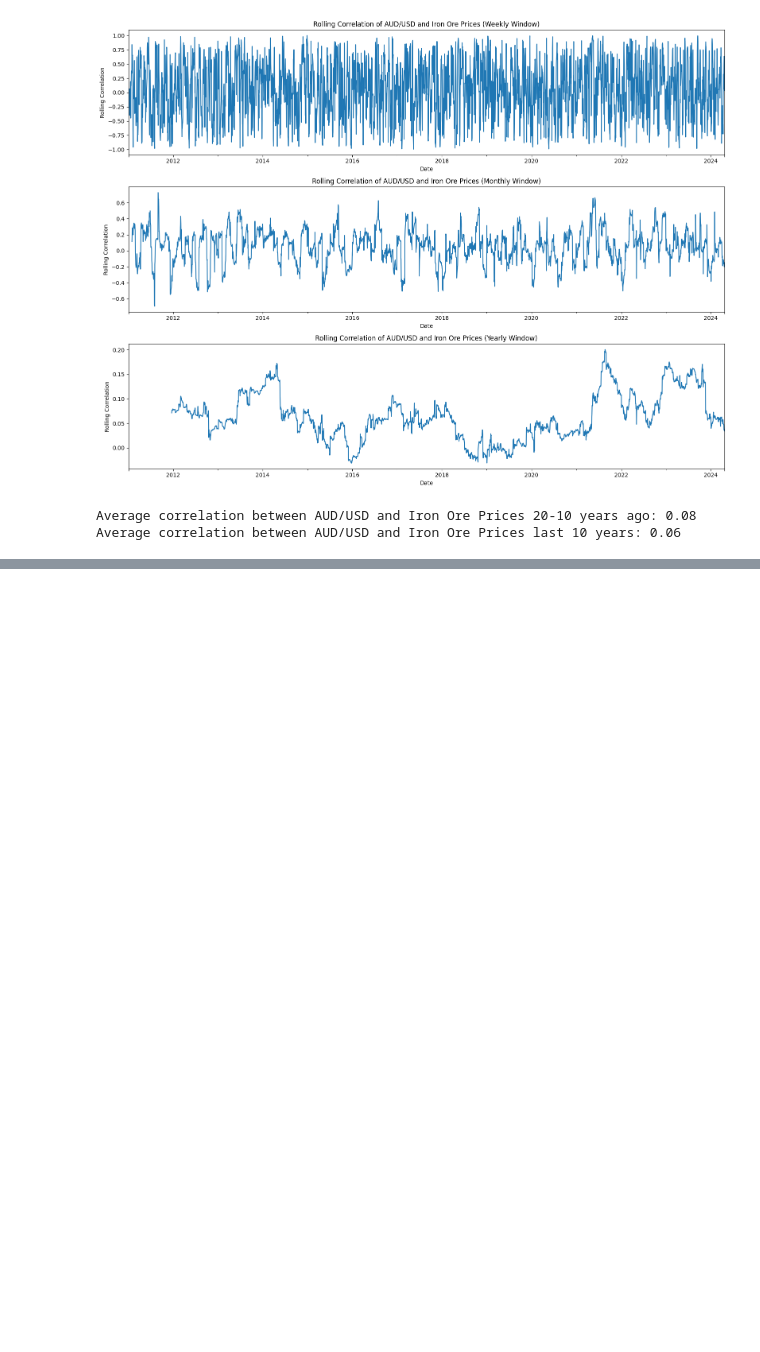
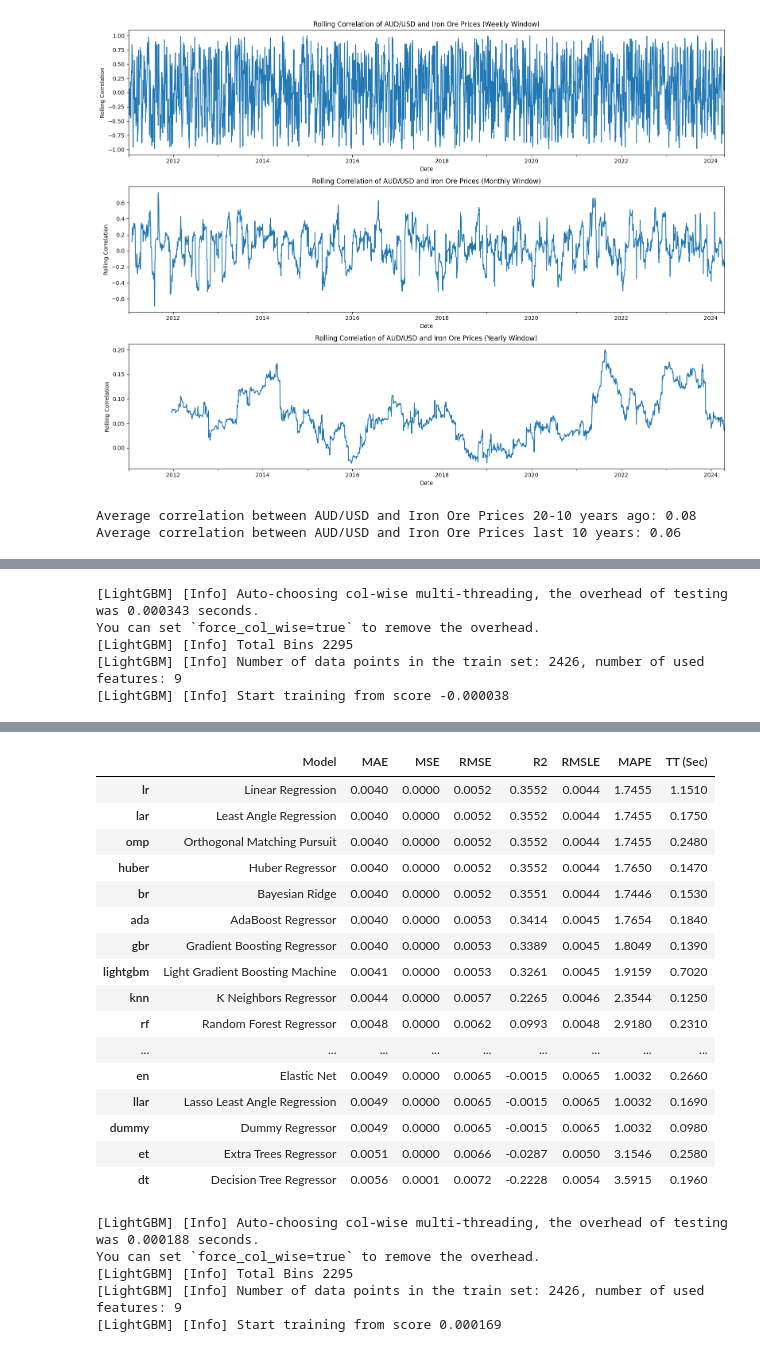
Before and after one commit to RTFLEWER/FiPy, a Jupyter notebook: ironoreaudcorr.ipynb, the cells around one changed output, grey strips where cells are left out. Cells and saved outputs as stored; diff of their text form; code cells hidden in the pictures; blank space fills up the shorter version.

```diff
--- a/ironoreaudcorr.ipynb
+++ b/ironoreaudcorr.ipynb
@@ -176,0 +199,55 @@ Average correlation between AUD/USD and Iron Ore Prices last 10 years: 0.06
+# %%
+# Part 10: Prepare Data for Modeling
+from pycaret.regression import *
+
+# Creating lagged returns for iron ore as features to predict AUD movements
+returns['Iron_Lag1'] = returns['TIO=F'].shift(1)
+returns['Iron_Lag2'] = returns['TIO=F'].shift(2)
+returns['Iron_Lag3'] = returns['TIO=F'].shift(3)
+
+# Dropping the initial rows with NaN values due to lagging
+returns = returns.dropna()
+
+# Define features and target for AUDUSD
+features = ['Iron_Lag1', 'Iron_Lag2', 'Iron_Lag3']
+target_audusd = 'AUDUSD=X'
+target_audjpy = 'AUDJPY=X'
+# %%
+# Part 11: Modeling with PyCaret
+from pycaret.regression import setup, compare_models
+
+# Setup for AUDUSD
+exp_audusd = setup(data=returns,
+                   target='AUDUSD=X',
+                   session_id=123,
+                   preprocess=True,
+                   ignore_features=['AUDJPY=X'],
+                   numeric_features=['Iron_Lag1', 'Iron_Lag2', 'Iron_Lag3'],
+                   categorical_features=None,
+                   date_features=None,
+                   text_features=None,
+                   feature_selection=True)
+
+# Compare models to find the best one for AUDUSD
+best_model_audusd = compare_models()
+
+# Setup for AUDJPY
+exp_audjpy = setup(data=returns,
+                   target='AUDJPY=X',
+                   session_id=123,
+                   preprocess=True,
+                   ignore_features=['AUDUSD=X'],
+                   numeric_features=['Iron_Lag1', 'Iron_Lag2', 'Iron_Lag3'],
+                   categorical_features=None,
+                   date_features=None,
+                   text_features=None,
+                   feature_selection=True)
+
+# Compare models to find the best one for AUDJPY
+best_model_audjpy = compare_models()
+# %% [output]
+[LightGBM] [Info] Auto-choosing col-wise multi-threading, the overhead of testing was 0.000343 seconds.
+You can set `force_col_wise=true` to remove the overhead.
+[LightGBM] [Info] Total Bins 2295
+[LightGBM] [Info] Number of data points in the train set: 2426, number of used features: 9
+[LightGBM] [Info] Start training from score -0.000038
@@ -176,0 +272,22 @@ Average correlation between AUD/USD and Iron Ore Prices last 10 years: 0.06
+|  | Model | MAE | MSE | RMSE | R2 | RMSLE | MAPE | TT (Sec) |
+| lr | Linear Regression | 0.0040 | 0.0000 | 0.0052 | 0.3552 | 0.0044 | 1.7455 | 1.1510 |
+| lar | Least Angle Regression | 0.0040 | 0.0000 | 0.0052 | 0.3552 | 0.0044 | 1.7455 | 0.1750 |
+| omp | Orthogonal Matching Pursuit | 0.0040 | 0.0000 | 0.0052 | 0.3552 | 0.0044 | 1.7455 | 0.2480 |
+| huber | Huber Regressor | 0.0040 | 0.0000 | 0.0052 | 0.3552 | 0.0044 | 1.7650 | 0.1470 |
+| br | Bayesian Ridge | 0.0040 | 0.0000 | 0.0052 | 0.3551 | 0.0044 | 1.7446 | 0.1530 |
+| ada | AdaBoost Regressor | 0.0040 | 0.0000 | 0.0053 | 0.3414 | 0.0045 | 1.7654 | 0.1840 |
+| gbr | Gradient Boosting Regressor | 0.0040 | 0.0000 | 0.0053 | 0.3389 | 0.0045 | 1.8049 | 0.1390 |
+| lightgbm | Light Gradient Boosting Machine | 0.0041 | 0.0000 | 0.0053 | 0.3261 | 0.0045 | 1.9159 | 0.7020 |
+| knn | K Neighbors Regressor | 0.0044 | 0.0000 | 0.0057 | 0.2265 | 0.0046 | 2.3544 | 0.1250 |
+| rf | Random Forest Regressor | 0.0048 | 0.0000 | 0.0062 | 0.0993 | 0.0048 | 2.9180 | 0.2310 |
+| ... | ... | ... | ... | ... | ... | ... | ... | ... |
+| en | Elastic Net | 0.0049 | 0.0000 | 0.0065 | -0.0015 | 0.0065 | 1.0032 | 0.2660 |
+| llar | Lasso Least Angle Regression | 0.0049 | 0.0000 | 0.0065 | -0.0015 | 0.0065 | 1.0032 | 0.1690 |
+| dummy | Dummy Regressor | 0.0049 | 0.0000 | 0.0065 | -0.0015 | 0.0065 | 1.0032 | 0.0980 |
+| et | Extra Trees Regressor | 0.0051 | 0.0000 | 0.0066 | -0.0287 | 0.0050 | 3.1546 | 0.2580 |
+| dt | Decision Tree Regressor | 0.0056 | 0.0001 | 0.0072 | -0.2228 | 0.0054 | 3.5915 | 0.1960 |
+[LightGBM] [Info] Auto-choosing col-wise multi-threading, the overhead of testing was 0.000188 seconds.
+You can set `force_col_wise=true` to remove the overhead.
+[LightGBM] [Info] Total Bins 2295
+[LightGBM] [Info] Number of data points in the train set: 2426, number of used features: 9
+[LightGBM] [Info] Start training from score 0.000169
```
Also changed, not shown: parts of 3 cells of this notebook.
